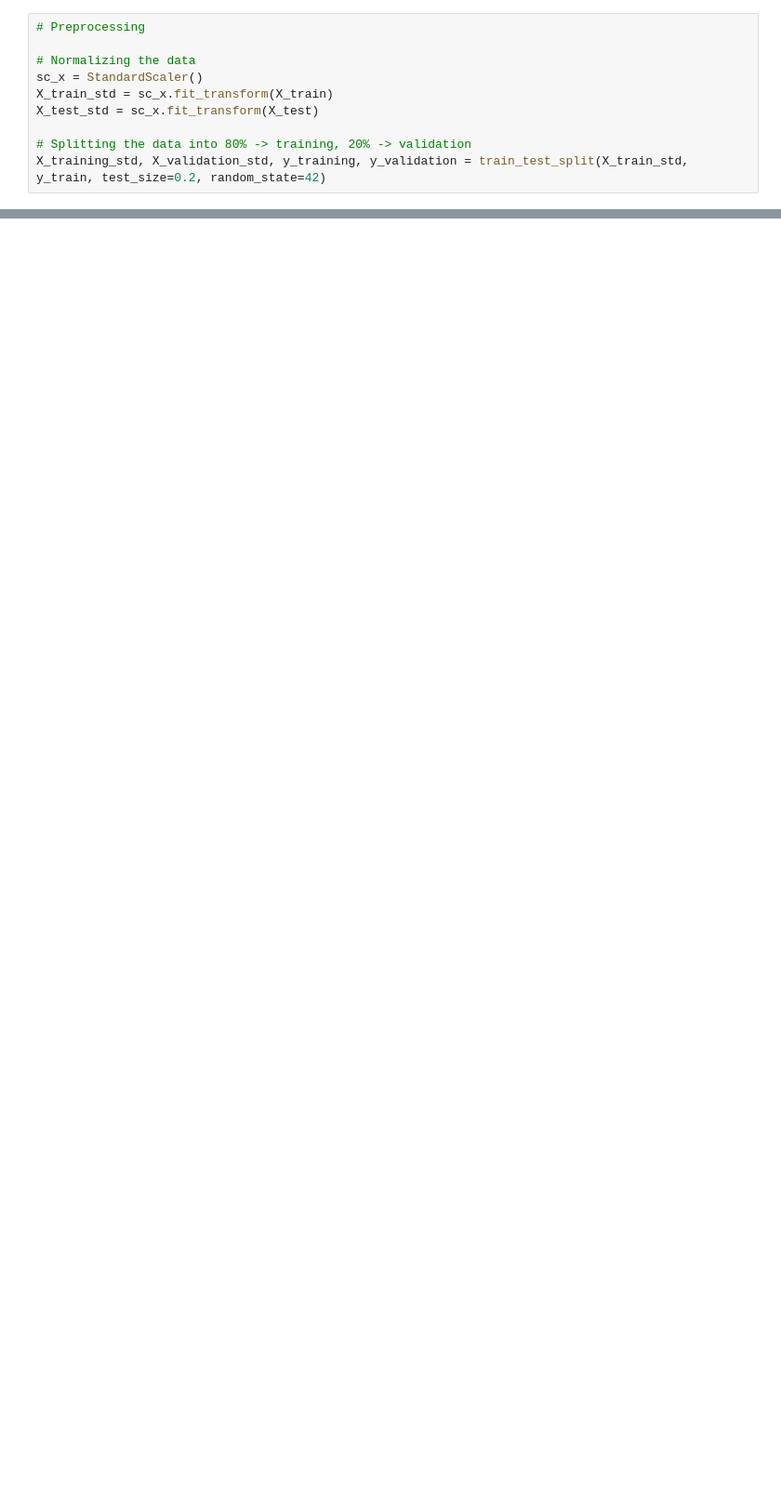
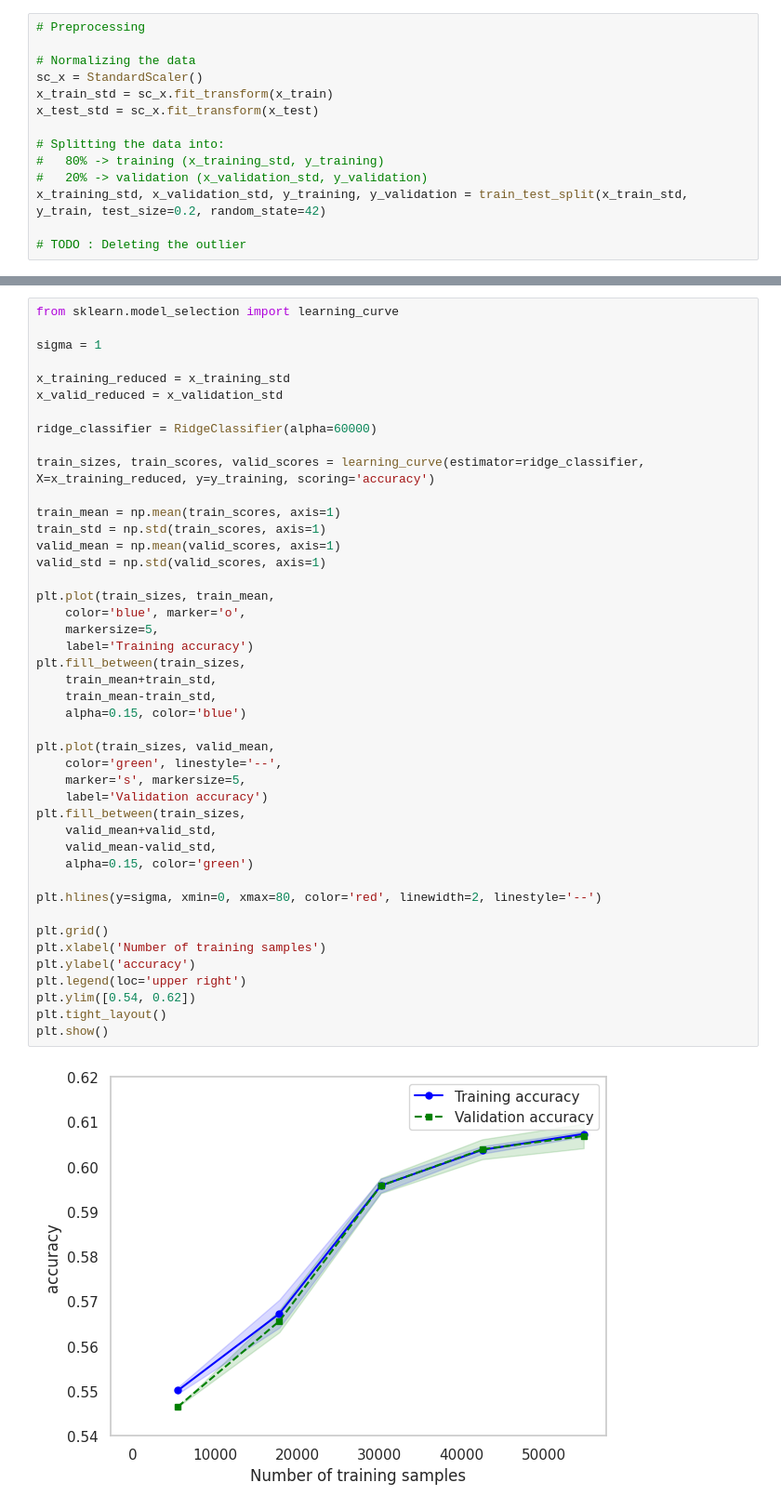
Before and after one commit to mygodimatomato/DeepLearning, a Jupyter notebook: Lab/L5_Regularization/Lab05_112062524.ipynb, the cells around one changed output, grey strips where cells are left out. Shown at 93% size. Saved outputs shown, nothing was run; the diff lists cells and outputs as text; blank space fills up the shorter version.

```diff
--- a/Lab/L5_Regularization/Lab05_112062524.ipynb
+++ b/Lab/L5_Regularization/Lab05_112062524.ipynb
@@ -48,11 +49,15 @@ Index(['FGM'], dtype='object')
 
 # Normalizing the data
 sc_x = StandardScaler()
-X_train_std = sc_x.fit_transform(X_train)
-X_test_std = sc_x.fit_transform(X_test)
+x_train_std = sc_x.fit_transform(x_train)
+x_test_std = sc_x.fit_transform(x_test)
 
-# Splitting the data into 80% -> training, 20% -> validation
-X_training_std, X_validation_std, y_training, y_validation = train_test_split(X_train_std, y_train, test_size=0.2, random_state=42)
+# Splitting the data into:
+#   80% -> training (x_training_std, y_training)
+#   20% -> validation (x_validation_std, y_validation)
+x_training_std, x_validation_std, y_training, y_validation = train_test_split(x_train_std, y_train, test_size=0.2, random_state=42)
+
+# TODO : Deleting the outlier
 # %%
 # Plot the pairwise distributions to see the correlation between selected attributes and FMG
 # Question : should I compare the attribute of the "Original data" or the "Normalized data" ?
@@ -70,0 +223,46 @@ KeyError: ignored
+# %%
+from sklearn.model_selection import learning_curve
+
+sigma = 1
+
+x_training_reduced = x_training_std
+x_valid_reduced = x_validation_std
+
+ridge_classifier = RidgeClassifier(alpha=60000)
+
+train_sizes, train_scores, valid_scores = learning_curve(estimator=ridge_classifier, X=x_training_reduced, y=y_training, scoring='accuracy')
+
+train_mean = np.mean(train_scores, axis=1)
+train_std = np.std(train_scores, axis=1)
+valid_mean = np.mean(valid_scores, axis=1)
+valid_std = np.std(valid_scores, axis=1)
+
+plt.plot(train_sizes, train_mean,
+    color='blue', marker='o',
+    markersize=5,
+    label='Training accuracy')
+plt.fill_between(train_sizes,
+    train_mean+train_std,
+    train_mean-train_std,
+    alpha=0.15, color='blue')
+
+plt.plot(train_sizes, valid_mean,
+    color='green', linestyle='--',
+    marker='s', markersize=5,
+    label='Validation accuracy')
+plt.fill_between(train_sizes,
+    valid_mean+valid_std,
+    valid_mean-valid_std,
+    alpha=0.15, color='green')
+
+plt.hlines(y=sigma, xmin=0, xmax=80, color='red', linewidth=2, linestyle='--')
+
+plt.grid()
+plt.xlabel('Number of training samples')
+plt.ylabel('accuracy')
+plt.legend(loc='upper right')
+plt.ylim([0.54, 0.62])
+plt.tight_layout()
+plt.show()
+# %% [output]
+[figure, added]
```
Also changed, not shown: parts of 25 cells of this notebook, 4 other files.
